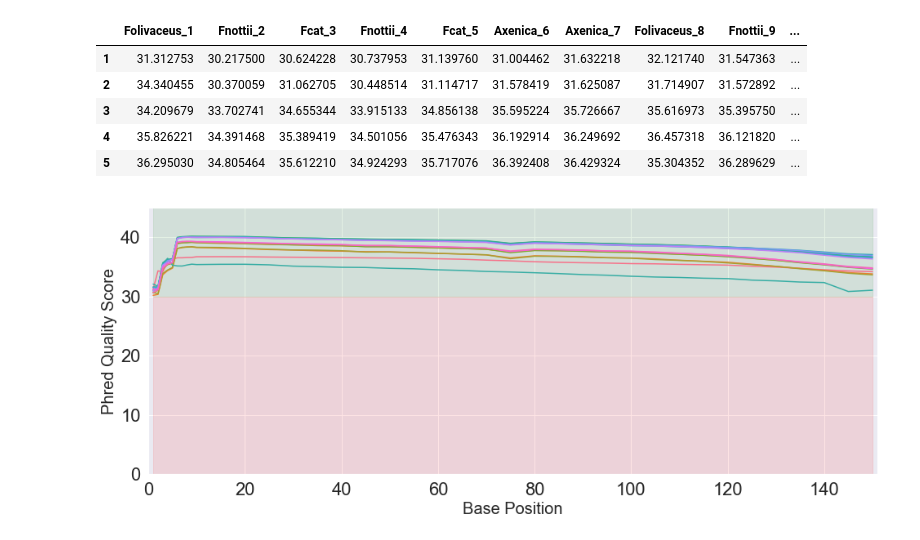
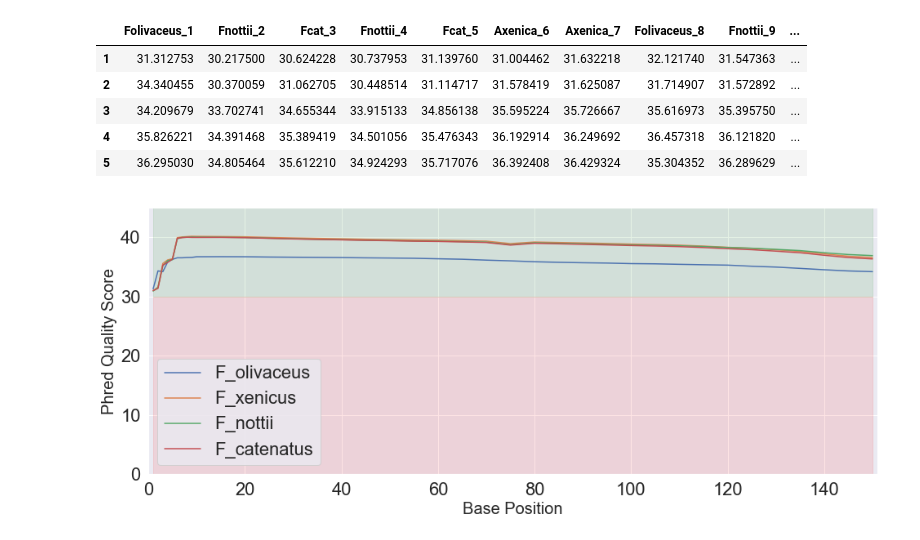
Before and after one commit to dib-lab/ONT_Illumina_genome_assembly, a Jupyter notebook: qc/fastqc/plots_all_fadapa.ipynb, the cells around one changed output. Cells and saved outputs as stored; diff of their text form; code cells hidden in the pictures.

Commit message:
fixed fastqc plot, only R1

```diff
--- a/qc/fastqc/plots_all_fadapa.ipynb
+++ b/qc/fastqc/plots_all_fadapa.ipynb
@@ -45,15 +45,19 @@ df.head()
 | 3 | 34.209679 | 33.702741 | 34.655344 | 33.915133 | 34.856138 | 35.595224 | 35.726667 | 35.616973 | 35.395750 | ... |
 | 4 | 35.826221 | 34.391468 | 35.389419 | 34.501056 | 35.476343 | 36.192914 | 36.249692 | 36.457318 | 36.121820 | ... |
 | 5 | 36.295030 | 34.805464 | 35.612210 | 34.924293 | 35.717076 | 36.392408 | 36.429324 | 35.304352 | 36.289629 | ... |
+# %%
+df = df[['Folivaceus_1','Axenica_6','Fnottii_11','Fcat_12',]]
+df.columns = ['F_olivaceus', 'F_xenicus','F_nottii','F_catenatus']
 # %%
 sns.set_style("darkgrid");
 sns.set(font_scale = 2);
 plt.figure(figsize=(16, 6));
-ax = sns.lineplot(data=df,dashes=False, color="black", legend=False);
+ax = sns.lineplot(data=df,dashes=False, color="black", legend='brief');
 ax.set(ylim=(0, 45),xlim=(0,151));
 ax.set_ylabel("Phred Quality Score",fontsize=20);
 ax.set_xlabel("Base Position",fontsize=20);
 plt.fill_between(df.index, y1=30,y2=45, color="green",alpha=0.1);
 plt.fill_between(df.index,y1=0,y2=30,color="red",alpha=0.1);
+plt.savefig("multifastqc_plot.png")
 # %% [output]
-[figure, old version]
+[figure, new version]
```
Also changed, not shown: 1 other file.
